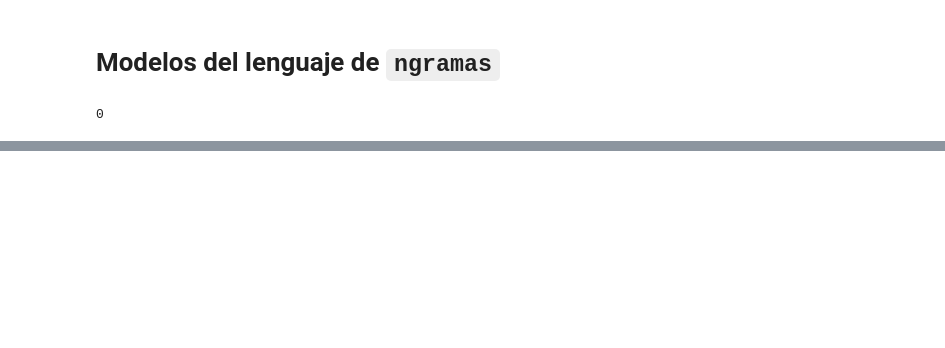
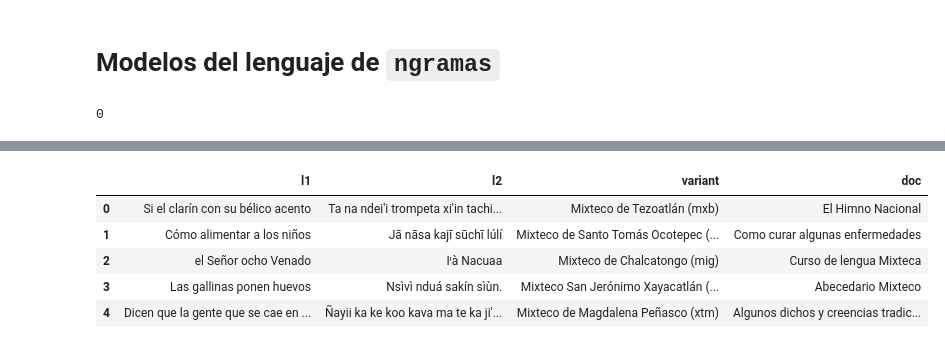
Before and after one commit to VictorMijangosDeLaCruz/Linguistica-Computacional, a Jupyter notebook: notebooks2025-2/07_language_models_(ngrams).ipynb, the cells around one changed output, grey strips where cells are left out. Drawn from its saved outputs; the diff is of its cells as text; code cells hidden in the pictures; blank space fills up the shorter version.

Commit message:
fix(P7): Fix elotl corpus version

```diff
--- a/notebooks2025-2/07_language_models_(ngrams).ipynb
+++ b/notebooks2025-2/07_language_models_(ngrams).ipynb
@@ -61,0 +119,13 @@ for row in text2number(corpus, my_vocab):
+# %%
+import elotl.corpus
+
+kolo = pd.DataFrame(elotl.corpus.load("kolo"), columns=["l1", "l2", "variant", "doc"])
+# %%
+kolo.head()
+# %% [output]
+|  | l1 | l2 | variant | doc |
+| 0 | Si el clarín con su bélico acento | Ta na ndei'i trompeta xi'in tachi... | Mixteco de Tezoatlán (mxb) | El Himno Nacional |
+| 1 | Cómo alimentar a los niños | Jā nāsa kajī sūchī lúlí | Mixteco de Santo Tomás Ocotepec (... | Como curar algunas enfermedades |
+| 2 | el Señor ocho Venado | Iꞌà Nacuaa | Mixteco de Chalcatongo (mig) | Curso de lengua Mixteca |
+| 3 | Las gallinas ponen huevos | Nsìvì nduá sakín sìùn. | Mixteco San Jerónimo Xayacatlán (... | Abecedario Mixteco |
+| 4 | Dicen que la gente que se cae en ... | Ñayii ka ke koo kava ma te ka ji'... | Mixteco de Magdalena Peñasco (xtm) | Algunos dichos y creencias tradic... |
```
Also changed, not shown: parts of 64 cells of this notebook, 2 other files.
